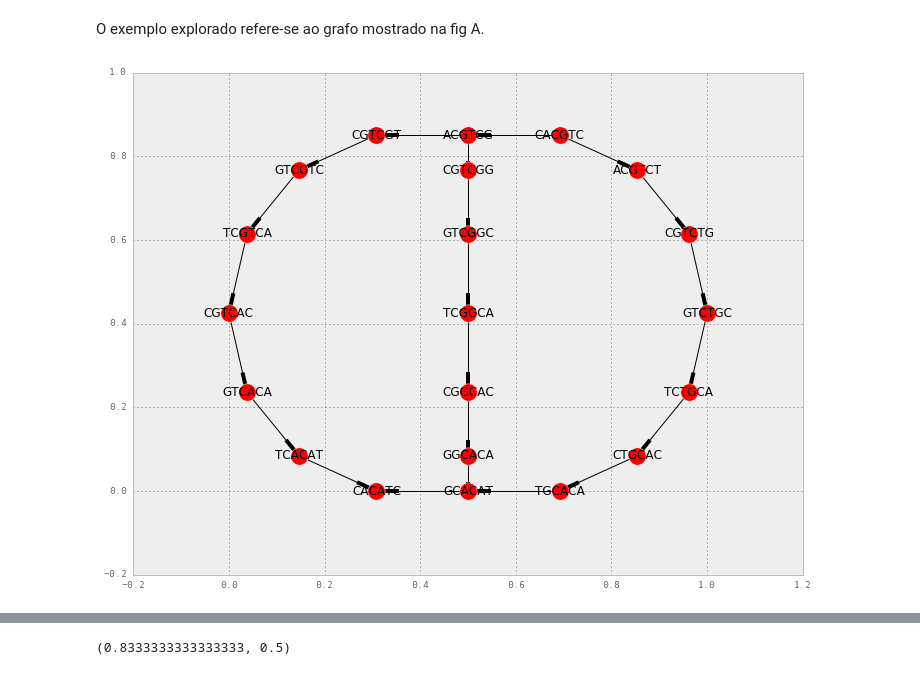
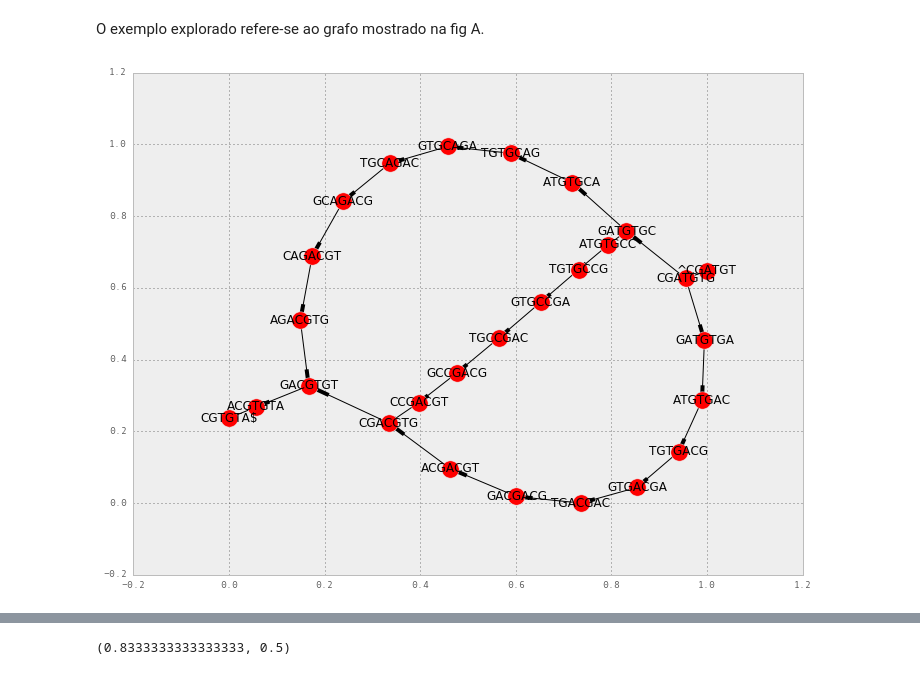
Before and after one commit to rodtheo/entropyDBG, a Jupyter notebook: cdbg.ipynb, the cells around one changed output, grey strips where cells are left out. Drawn from its saved outputs; the diff is of its cells as text; code cells hidden in the pictures.

Commit message:
-finalized backward algorithm variant-aware

```diff
--- a/cdbg.ipynb
+++ b/cdbg.ipynb
@@ -77,7 +153,7 @@ def get_group(w, w1):
 
 def set_g_json(seq, k, color, reduce_g = False):
     G=nx.DiGraph()
-    #seq = "^"+seq+"$"
+    seq = "^"+seq+"$"
     for i in range(len(seq)-k+1):
         w1 = seq[i:i+k-1]
         w2 = seq[i+1:i+k]
@@ -112,11 +188,13 @@ def set_g_json(seq, k, color, reduce_g = False):
 
 def buildDBG(seq, k, reduce_g = False):
     G=nx.DiGraph()
-    #seq = "^"+seq+"$"
-    for i in range(len(seq)-k+1):
-        w1 = seq[i:i+k-1]
-        w2 = seq[i+1:i+k]
-        G.add_edge(w1, w2)
+    assert(type(seq) == type(list()))
+    for s in seq:
+        s = "^"+s+"$"
+        for i in range(len(s)-k+1):
+            w1 = s[i:i+k-1]
+            w2 = s[i+1:i+k]
+            G.add_edge(w1, w2)
     if reduce_g == True:
         G = reduce_graph(G)
     return G
@@ -405,3 +486,12 @@ In discoSNP paper the authors showed four possible branching bubbles.
 The first case that we're checking is related to non-symetrically branching bubbles. The sequences used to demonstrate the graph are not the same as the sequences used in figure bellow.
 
 We have three paths corresponding to first bubble (top and bottom path) and branching bubble (higher top path) mimic figure 3(a).
+# %%
+from Bio.Seq import Seq
+
+dummy1 = Seq("TACACGTCGGCACATCG")
+dummy2 = Seq("TACACGTCTGCACATCG")
+ref = Seq("TACACGTCGTCACATCG")
+
+dummy1Rev = str(dummy1.reverse_complement())
+dummy1Rev
@@ -431,3 +523,24 @@ js_text = js_text_template.substitute({'graphdiv': 'graph-div', 'python_data': d
 HTML(html_template.substitute({'css_text': css_text, 'js_text': js_text}))
 # %% [output]
 [interactive output not drawn]
+# %%
+# "TACACGTCGGCACATCG","TACACGTCTGCACATCG","TACACGTCTTCACATCG"
+# Check variant in position 9 -----** and a second variant in position 10 branching from two alleles (Dummy1 and Dummy3)
+# The Dummy1 is colored in green and Dummy2 has black line while branching variants are dashed lines
+dicSeqDummy1 = set_g_json(str(dummy1.reverse_complement()),8, "licensing")
+dicSeqDummy2 = set_g_json(str(dummy2.reverse_complement()),8, "suit")
+dicSeqRef =    set_g_json(str(ref.reverse_complement()),8, "resolved")
+
+dataDummy1Rev = dicSeqDummy1['links']
+dataDummy2Rev = dicSeqDummy2['links']
+dataRefRev = dicSeqRef['links']
+
+dataRev = json.dumps(dataDummy1Rev + dataDummy2Rev + dataRefRev)
+
+html_template = Template('''
+<style> $css_text </style>
+<div id="graph-div-rev"></div>
+<script> $js_text </script>
+''')
+js_text = js_text_template.substitute({'graphdiv': 'graph-div-rev', 'python_data': dataRev})
+HTML(html_template.substitute({'css_text': css_text, 'js_text': js_text}))
@@ -1136,11 +1357,12 @@ O exemplo explorado refere-se ao grafo mostrado na fig A.
 # %%
 G_A = nx.DiGraph()
 banish = ["TACACG", "ACACGT","ACATCG"]
 for difpath in [dicSeqDummy1["links"],dicSeqDummy2["links"],dicSeqRef["links"]]:
     for edge in difpath:
         if ((edge["source"] not in banish) and (edge["target"] not in banish)):
             G_A.add_edge(edge["source"], edge["target"],weight=1)
 pos = nx.spectral_layout(G_A)
 nx.draw_networkx(G_A, pos=pos)
+nx.write_gml(G_A, "gml/ex-A.gml")
 # %% [output]
-[figure, old version]
+[figure, new version]
```
Also changed, not shown: parts of 57 cells of this notebook, 2 other files.
